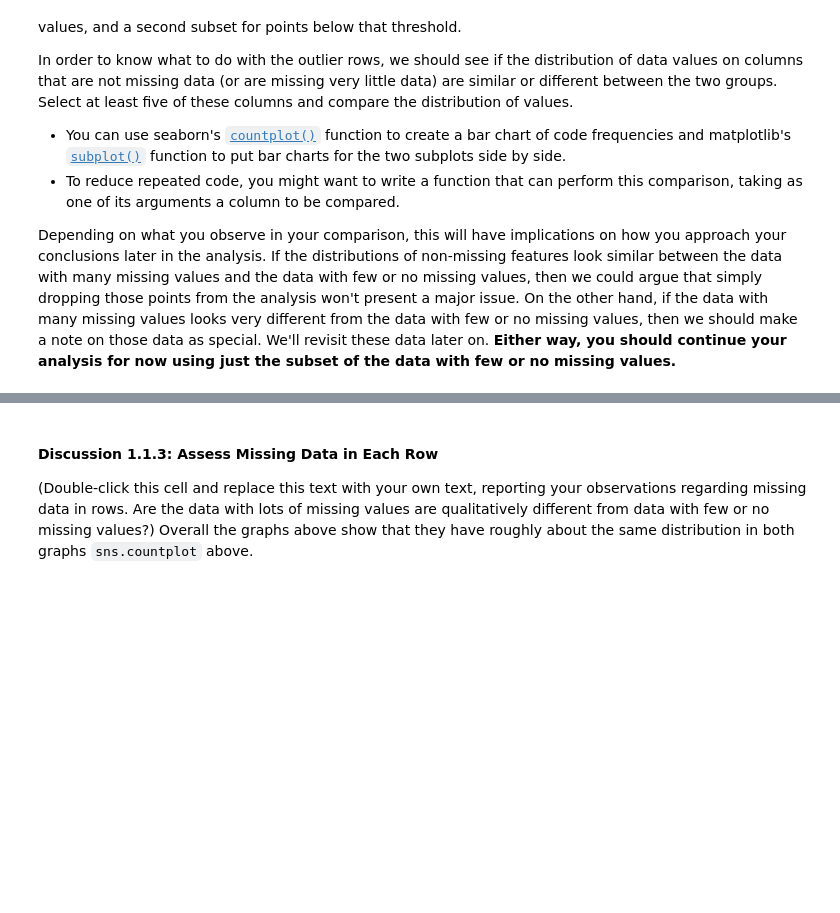
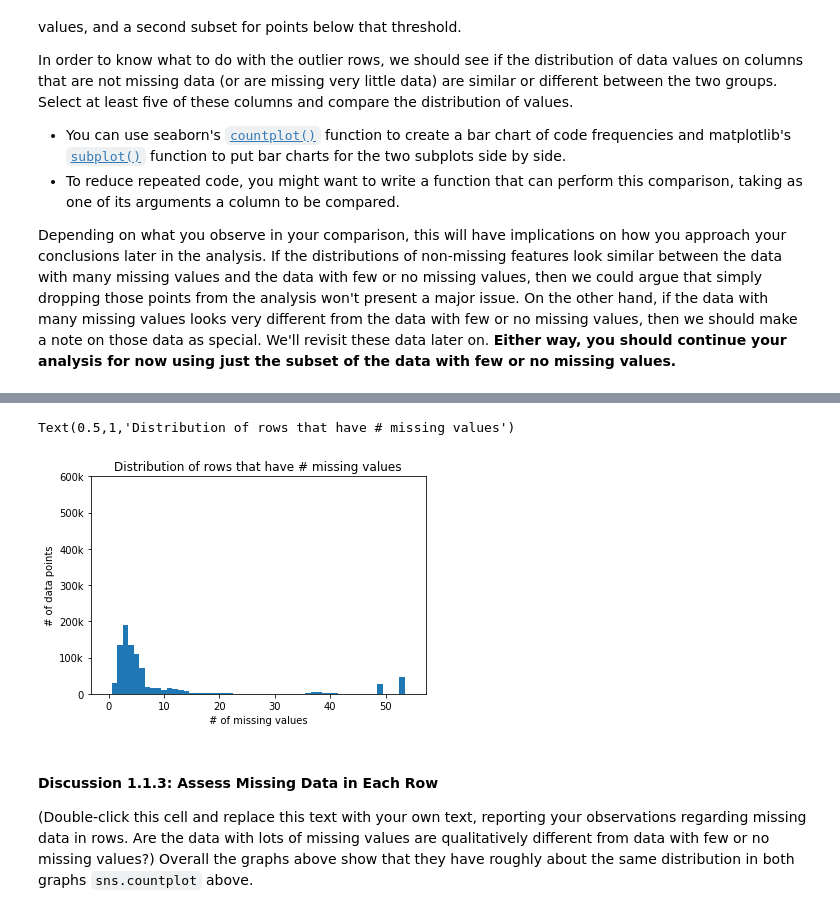
Before and after one commit to darrylbalderas/customer_unsupervised, a Jupyter notebook: Identify_Customer_Segments.ipynb, the cells around one changed output, grey strips where cells are left out. Cells and saved outputs as stored; diff of their text form; code cells hidden in the pictures; blank space fills up the shorter version.

```diff
--- a/Identify_Customer_Segments.ipynb
+++ b/Identify_Customer_Segments.ipynb
@@ -268,3 +268,13 @@ Size of set_1 is 186053 and size of set_2 is 705168
+# %%
+row_nans = azdias.isnull().sum(axis=1)
+plt.hist(row_nans, bins = np.arange(-0.5,row_nans.max()+1,1))
+plt.yticks(np.arange(0,600000+100000,100000),['0','100k','200k','300k','400k','500k','600k'])
+plt.ylabel('# of data points')
+plt.xlabel('# of missing values')
+plt.title('Distribution of rows that have # missing values')
+# %% [output]
+Text(0.5,1,'Distribution of rows that have # missing values')
+[figure, added]
 # %% [markdown]
 #### Discussion 1.1.3: Assess Missing Data in Each Row
 
```
Also changed, not shown: parts of 23 cells of this notebook, 1 other file.
